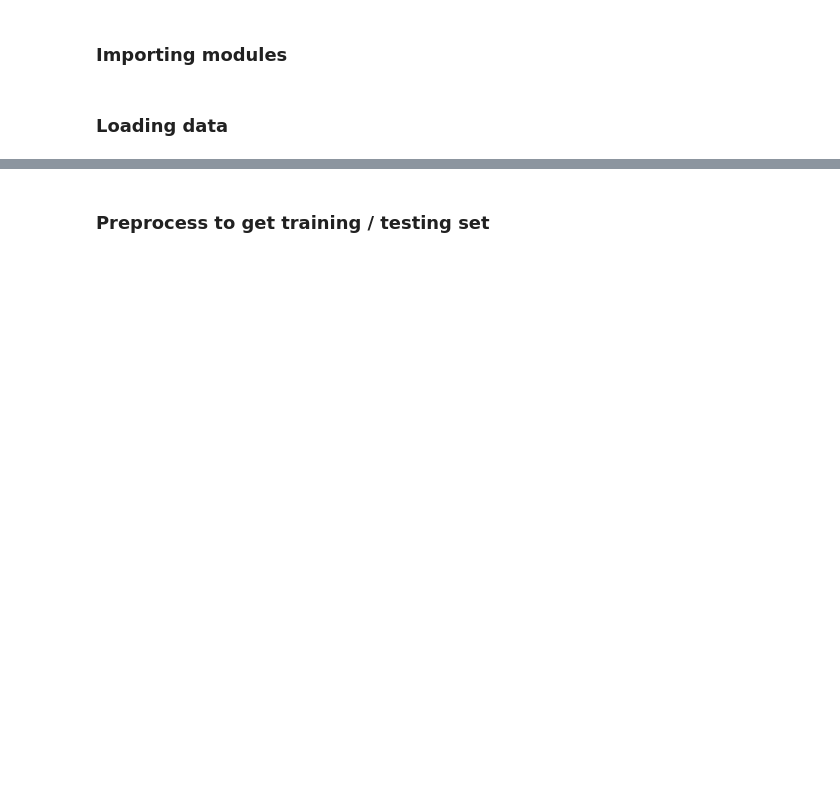
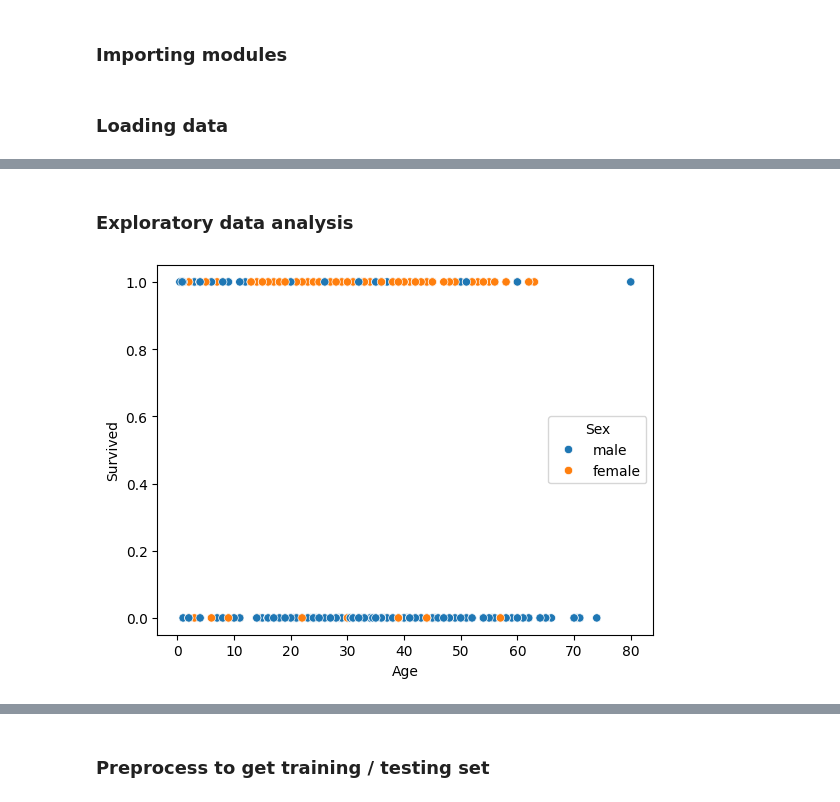
Before and after one commit to StijnvanderLippe/kaggle-competitions, a Jupyter notebook: Titanic - Machine Learning from Disaster/analysis.ipynb, the cells around one changed output, grey strips where cells are left out. Drawn from its saved outputs; the diff is of its cells as text; code cells hidden in the pictures; blank space fills up the shorter version.

Commit message:
Update with exploratory data analysis and feature engineering

```diff
--- a/Titanic - Machine Learning from Disaster/analysis.ipynb
+++ b/Titanic - Machine Learning from Disaster/analysis.ipynb
@@ -26,3 +26,10 @@ df_train.head()
 | 2 | 3 | 1 | 3 | Heikkinen, Miss. Laina | female | 26.0 | 0 | 0 | STON/O2. 3101282 | 7.9250 | ... |
 | 3 | 4 | 1 | 1 | Futrelle, Mrs. Jacques Heath (Lil... | female | 35.0 | 1 | 0 | 113803 | 53.1000 | ... |
 | 4 | 5 | 0 | 3 | Allen, Mr. William Henry | male | 35.0 | 0 | 0 | 373450 | 8.0500 | ... |
+# %% [markdown]
+### Exploratory data analysis
+# %%
+sns.scatterplot(df_train, x='Age', y='Survived', hue='Sex')
+plt.show()
+# %% [output]
+[figure, added]
```
Also changed, not shown: parts of 33 cells of this notebook, 1 other file.
